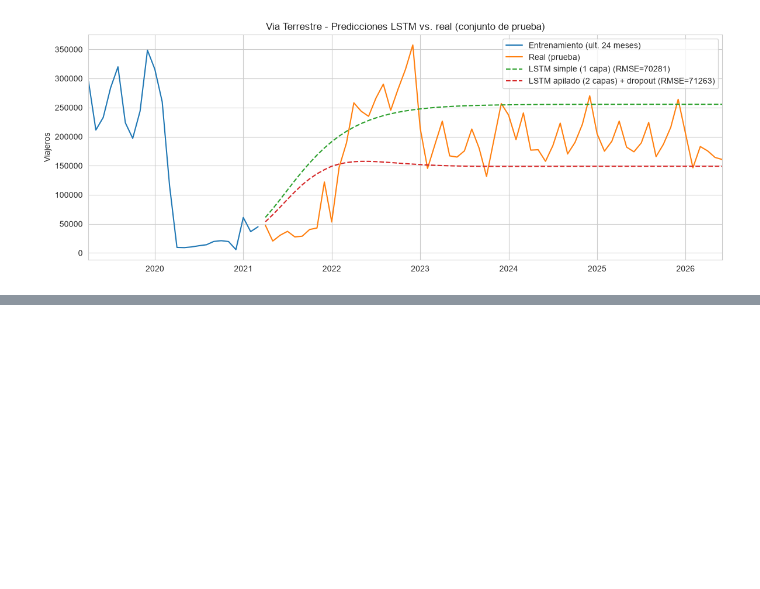
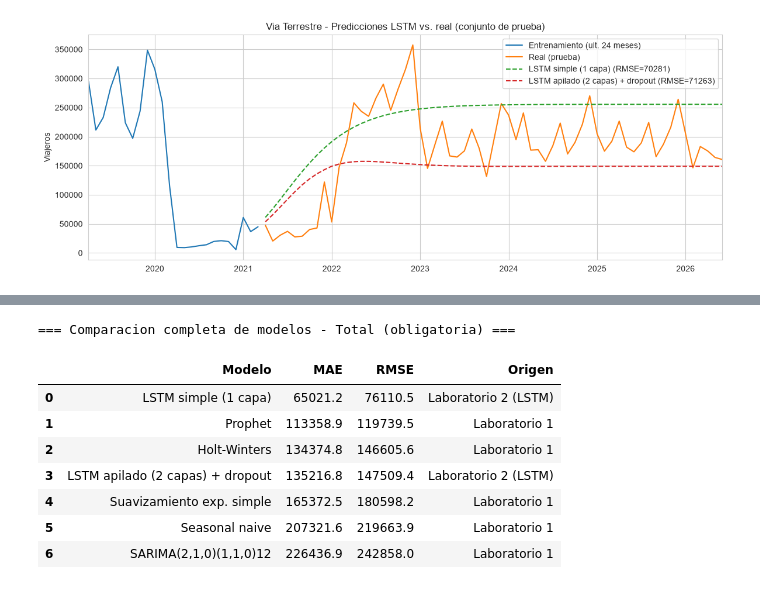
Before and after one commit to DavidDominguez-11/DS-Lab1, a Jupyter notebook: Lab2_Deep_Learning_CC3084.ipynb, the cells around one changed output, grey strips where cells are left out. Drawn from its saved outputs; the diff is of its cells as text; code cells hidden in the pictures; blank space fills up the shorter version.

Commit message:
Comparacion con los modelos pasados

```diff
--- a/Lab2_Deep_Learning_CC3084.ipynb
+++ b/Lab2_Deep_Learning_CC3084.ipynb
@@ -468,0 +476,26 @@ plt.show()
+# %%
+lab1_total = pd.DataFrame([
+    {'Modelo': 'Prophet', 'MAE': 113358.9, 'RMSE': 119739.5},
+    {'Modelo': 'Holt-Winters', 'MAE': 134374.8, 'RMSE': 146605.6},
+    {'Modelo': 'Suavizamiento exp. simple', 'MAE': 165372.5, 'RMSE': 180598.2},
+    {'Modelo': 'Seasonal naive', 'MAE': 207321.6, 'RMSE': 219663.9},
+    {'Modelo': 'SARIMA(2,1,0)(1,1,0)12', 'MAE': 226436.9, 'RMSE': 242858.0},
+])
+lab1_total['Origen'] = 'Laboratorio 1'
+
+lstm_total = tabla_resumen_total[['Modelo', 'MAE', 'RMSE']].copy()
+lstm_total['Origen'] = 'Laboratorio 2 (LSTM)'
+
+comparacion_total = pd.concat([lab1_total, lstm_total], ignore_index=True).sort_values('RMSE').reset_index(drop=True)
+print("=== Comparacion completa de modelos - Total (obligatoria) ===")
+comparacion_total
+# %% [output]
+=== Comparacion completa de modelos - Total (obligatoria) ===
+|  | Modelo | MAE | RMSE | Origen |
+| 0 | LSTM simple (1 capa) | 65021.2 | 76110.5 | Laboratorio 2 (LSTM) |
+| 1 | Prophet | 113358.9 | 119739.5 | Laboratorio 1 |
+| 2 | Holt-Winters | 134374.8 | 146605.6 | Laboratorio 1 |
+| 3 | LSTM apilado (2 capas) + dropout | 135216.8 | 147509.4 | Laboratorio 2 (LSTM) |
+| 4 | Suavizamiento exp. simple | 165372.5 | 180598.2 | Laboratorio 1 |
+| 5 | Seasonal naive | 207321.6 | 219663.9 | Laboratorio 1 |
+| 6 | SARIMA(2,1,0)(1,1,0)12 | 226436.9 | 242858.0 | Laboratorio 1 |
```
Also changed, not shown: parts of 3 cells of this notebook.
